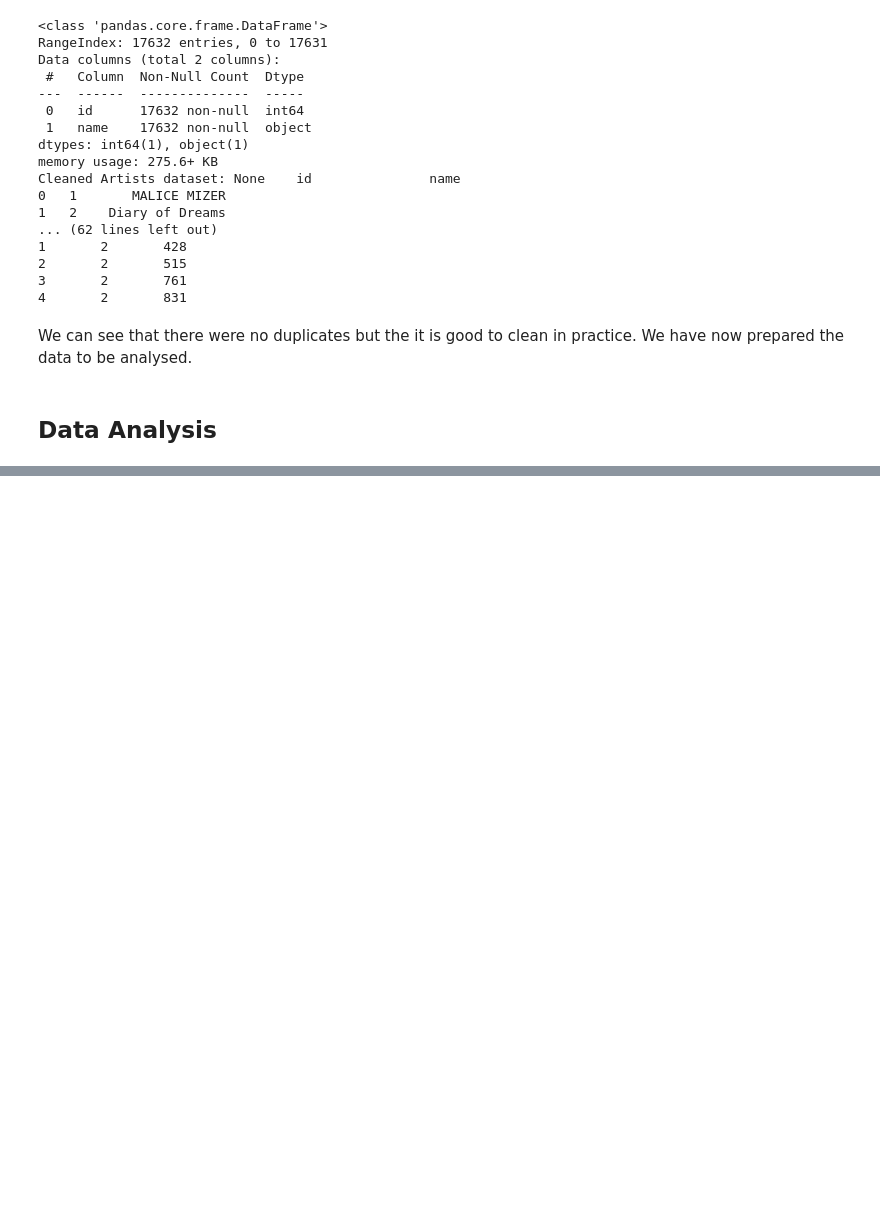
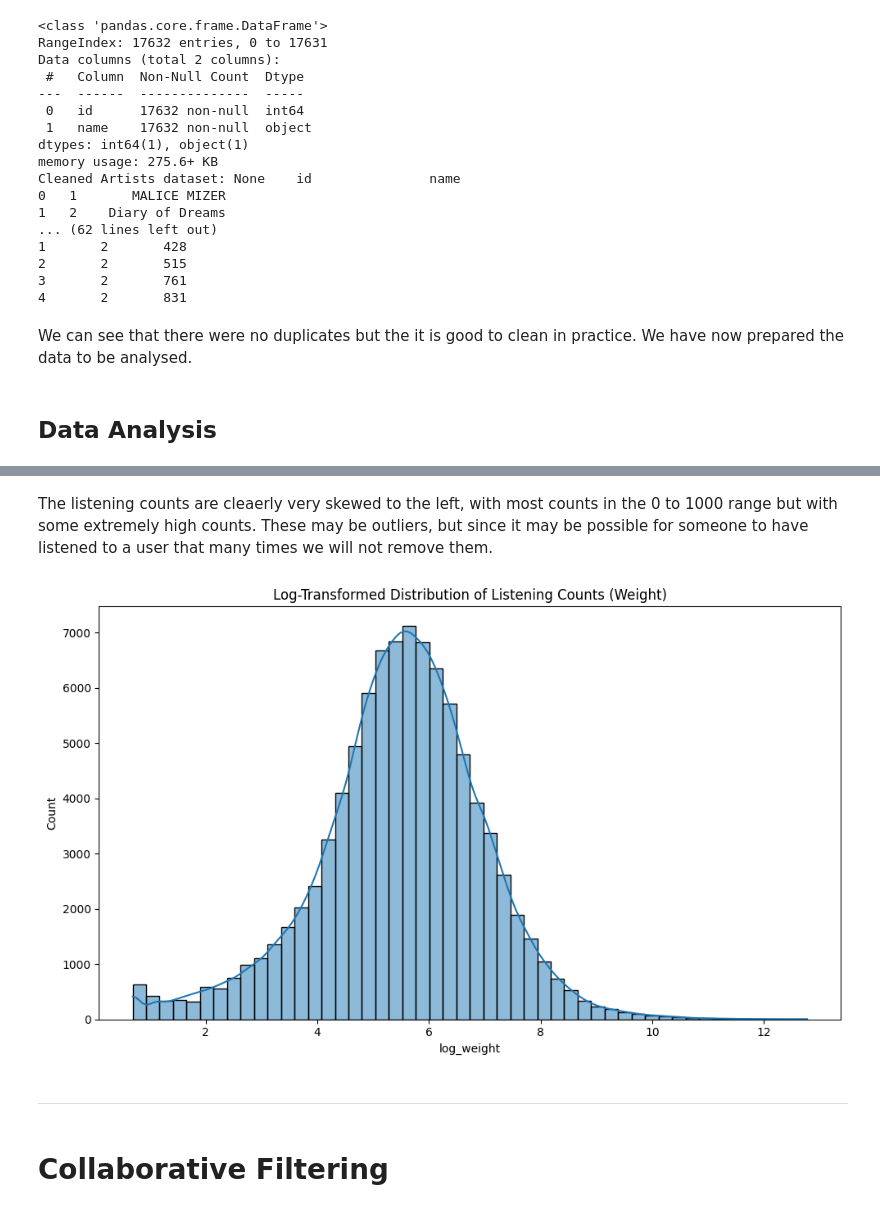
Before and after one commit to elimiller7/dst-assessment-2, a Jupyter notebook: EliM/EDA.ipynb, the cells around one changed output, grey strips where cells are left out. Cells and saved outputs as stored; diff of their text form; code cells hidden in the pictures; blank space fills up the shorter version.

```diff
--- a/EliM/EDA.ipynb
+++ b/EliM/EDA.ipynb
@@ -276,0 +412,22 @@ We can see that there were no duplicates but the it is good to clean in practice
+# %% [markdown]
+The listening counts are cleaerly very skewed to the left, with most counts in the 0 to 1000 range but with some extremely high counts. These may be outliers, but since it may be possible for someone to have listened to a user that many times we will not remove them.
+# %%
+import numpy as np
+import matplotlib.pyplot as plt
+import seaborn as sns
+
+# Apply a log transformation with a small constant to avoid log(0)
+user_artists_cleaned['log_weight'] = np.log(user_artists_cleaned['weight'] + 1)  # Adding 1 to avoid log(0)
+
+# Plotting the distribution after log transformation
+plt.figure(figsize=(10, 6))
+
+# Distribution plot of the log-transformed weight
+sns.histplot(user_artists_cleaned['log_weight'], bins=50, kde=True)
+
+# Add labels and title
+plt.title('Log-Transformed Distribution of Listening Counts (Weight)')
+plt.tight_layout()
+plt.show()
+# %% [output]
+[figure, added]
@@ -276,0 +444,4 @@ We can see that there were no duplicates but the it is good to clean in practice
+# %% [markdown]
+---
+# %% [markdown]
+# Collaborative Filtering
```
Also changed, not shown: parts of 31 cells of this notebook.
